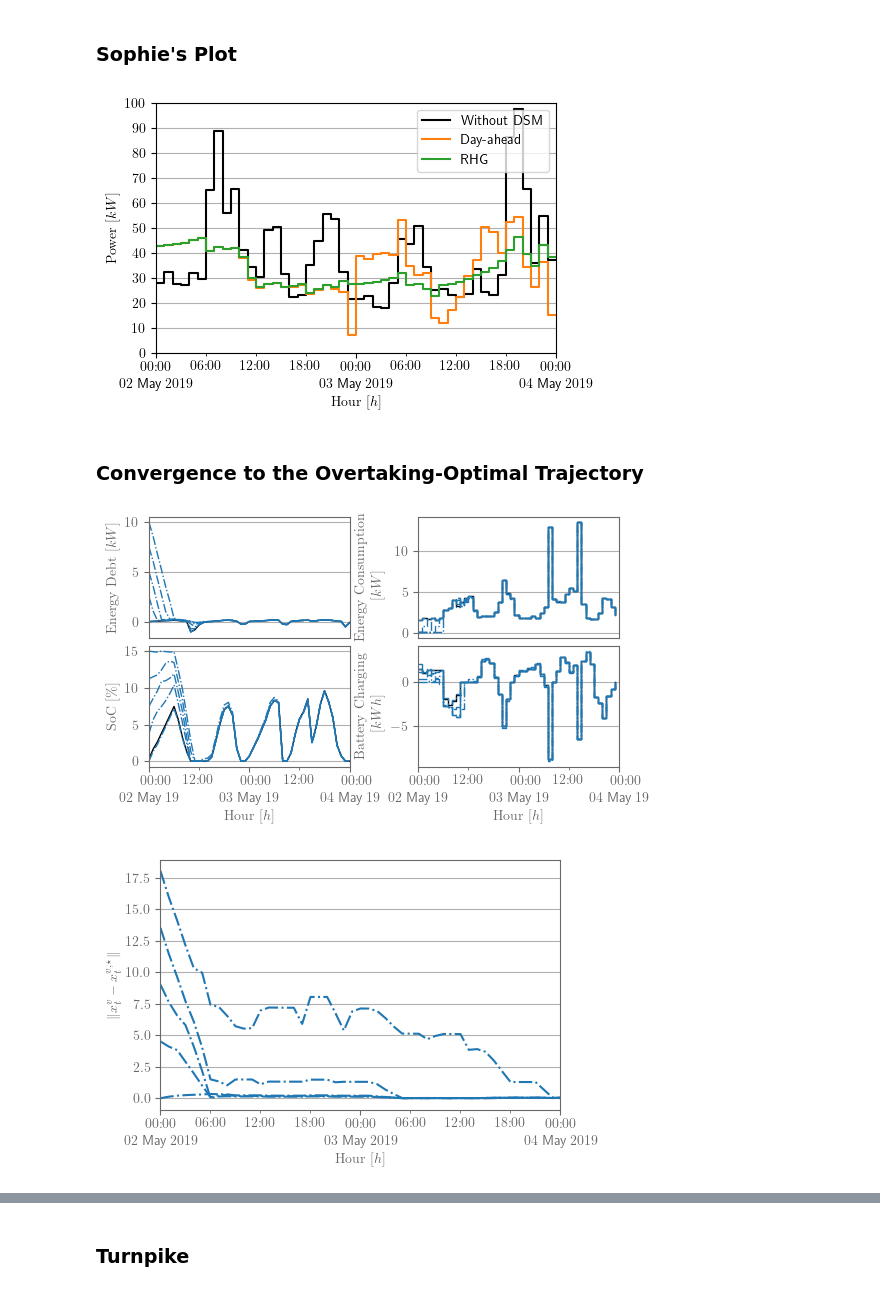
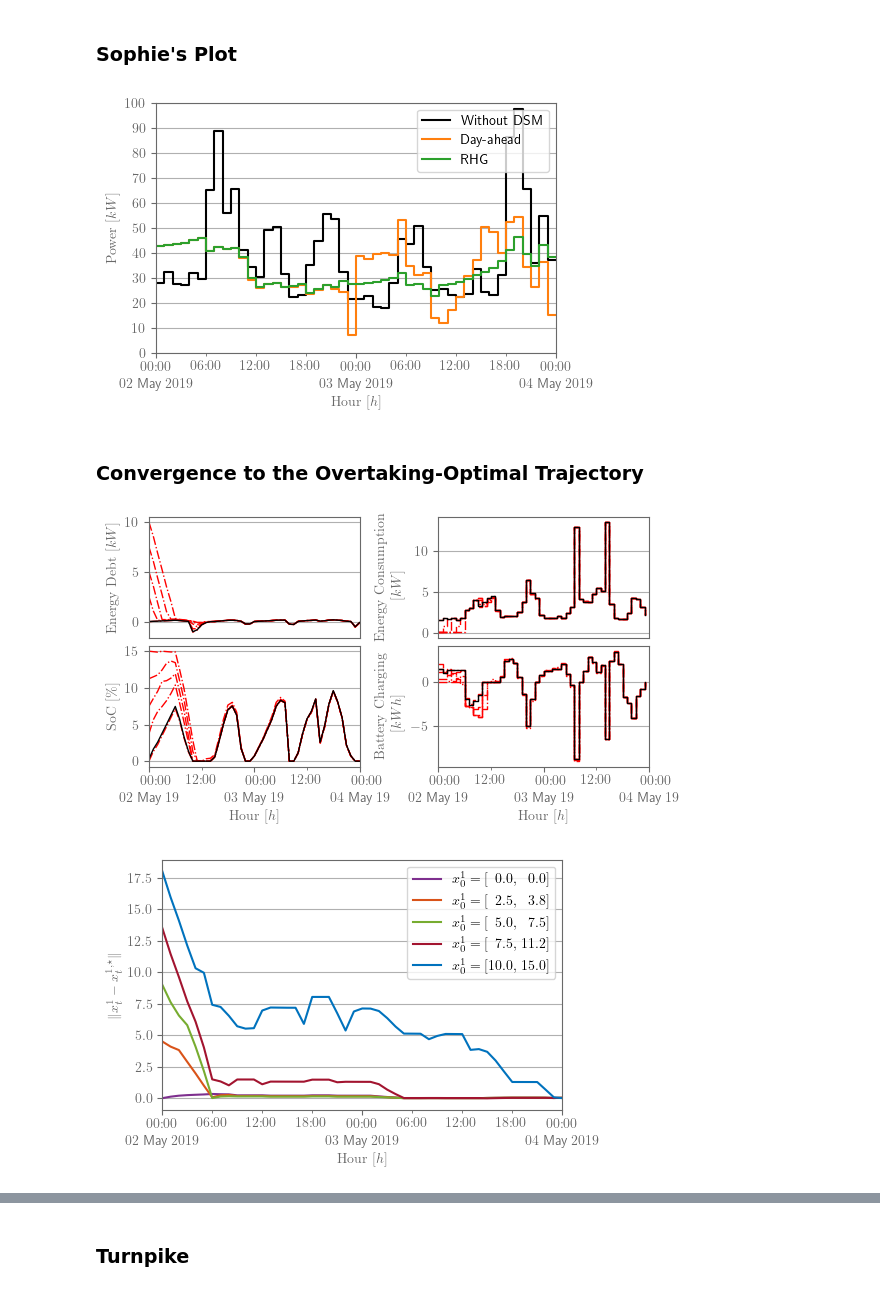
Before and after one commit to Gedlex/time-varying-RHGs, a Jupyter notebook: empc_DSMPC.ipynb, the cells around one changed output, grey strips where cells are left out. Drawn from its saved outputs; the diff is of its cells as text; code cells hidden in the pictures.

```diff
--- a/empc_DSMPC.ipynb
+++ b/empc_DSMPC.ipynb
@@ -252,15 +276,14 @@ clear_output()
 # %%
 # Setup simulation
 num_steps = 48
-x_0 = np.zeros((sys.n,))
-horizon = [6, 9, 12, 18, 24]
+horizon = [6, 9, 12, 18, 24, 36, 48]
 num_horizon = len(horizon)
 
 # Allocate state and input trajectories
 x2 = np.full((num_horizon, num_steps+1, sys.n), np.nan)
 u2 = np.full((num_horizon, num_steps,   sys.m), np.nan)
-x2_ol = np.full((num_horizon, max(horizon)+1, sys.n), np.nan)
-u2_ol = np.full((num_horizon, max(horizon),   sys.m), np.nan)
+x2_ol = np.full((num_horizon, num_steps, max(horizon)+1, sys.n), np.nan)
+u2_ol = np.full((num_horizon, num_steps, max(horizon),   sys.m), np.nan)
 
 # Simulate closed-loop system
 for i, N in enumerate(tqdm(horizon, desc='Horizons', leave=False)):
@@ -272,7 +295,7 @@ for i, N in enumerate(tqdm(horizon, desc='Horizons', leave=False)):
     ctrl2 = EMPC(sys2, params2.ctrl)
 
     # Set initial state
-    x2[i,0,:] = x_0
+    x2[i,0,:] = np.tile(np.array([10, 15]), 10)
 
     # Simulate closed-loop system
     for t in tqdm(range(num_steps),desc='   MPC', leave=False):
@@ -283,9 +306,8 @@ for i, N in enumerate(tqdm(horizon, desc='Horizons', leave=False)):
             break
 
         # Save open-loop trajectory
-        if t == 0:
-            x2_ol[i,:N+1,:] = sol_x.T
-            u2_ol[i,:N,:]   = sol_u.T
+        x2_ol[i,t,:N+1,:] = sol_x.T
+        u2_ol[i,t,:N,:]   = sol_u.T
 
         # Propagate dynamics and save input
         u2[i,t,:]   = sol_u[:,0]
@@ -299,7 +321,13 @@ clear_output()
 # %%
 # Set rcParams
 export = True
+plt.style.use('default') # 'seaborn-v0_8-darkgrid
 plt.rcParams['text.usetex'] = True
+plt.rcParams['xtick.color'] = 'dimgray'
+plt.rcParams['ytick.color'] = 'dimgray'
+plt.rcParams['axes.edgecolor'] = 'dimgray'
+plt.rcParams['axes.labelcolor'] = 'dimgray'
+plt.rcParams['lines.linewidth'] = 1.5
 
 # Create time vector
 dates = [params.ctrl.start_date + pd.Timedelta(hours = h) for h in range(num_steps+1)]
@@ -354,7 +382,7 @@ if export:
     fig = adjust_margins(fig, width=4, height=2.5, wspace=1.1)
     fig.savefig("figures/figure_hall.pdf")
 # %% [output]
-[figure, old version]
+[figure, new version]
 # %% [markdown]
 ### Convergence to the Overtaking-Optimal Trajectory
 # %%
@@ -375,19 +403,19 @@ dates = [params.ctrl.start_date + pd.Timedelta(hours = h) for h in range(num_ste
 # Create figure
 fig, axs = plt.subplots(2, 2, figsize=(12, 4), layout='constrained')
 
+# Plot trajectories without terminal constraints
+for i in range(num_traj):
+    axs[0][0].plot(dates, x[i,:,agent*2], color='red', linestyle='-.')
+    axs[1][0].plot(dates, x[i,:,agent*2+1], color='red', linestyle='-.')
+    axs[0][1].plot(dates[:-1], u[i,:,agent*2], color='red', linestyle='-.', drawstyle='steps-post')
+    axs[1][1].plot(dates[:-1], u[i,:,agent*2+1], color='red', linestyle='-.', drawstyle='steps-post')
+
 # Plot approximate overtaking-optimal trajectories
 for i in [2]:
     axs[0][0].plot(dates, x_inf[i*T:i*T+num_steps+1,agent*2], color='black', linestyle='-')
     axs[1][0].plot(dates, x_inf[i*T:i*T+num_steps+1,agent*2+1], color='black', linestyle='-')
     axs[0][1].plot(dates[:-1], u_inf[i*T:i*T+num_steps,agent*2], color='black', linestyle='-', drawstyle='steps-post')
     axs[1][1].plot(dates[:-1], u_inf[i*T:i*T+num_steps,agent*2+1], color='black', linestyle='-', drawstyle='steps-post')
-
-# Plot trajectories without terminal constraints
-for i in range(num_traj):
-    axs[0][0].plot(dates, x[i,:,agent*2], color='tab:blue', linestyle='-.')
-    axs[1][0].plot(dates, x[i,:,agent*2+1], color='tab:blue', linestyle='-.')
-    axs[0][1].plot(dates[:-1], u[i,:,agent*2], color='tab:blue', linestyle='-.', drawstyle='steps-post')
-    axs[1][1].plot(dates[:-1], u[i,:,agent*2+1], color='tab:blue', linestyle='-.', drawstyle='steps-post')
 
 # Add labels
 axs[0][0].xaxis.set_visible(False)
@@ -395,35 +423,35 @@ axs[0][1].xaxis.set_visible(False)
 axs[0][0].set_ylabel(r'\rmfamily{Energy Debt} $[kW]$')
 axs[1][0].set_ylabel(r'\rmfamily{SoC} $[\%]$')
 axs[0][1].set_ylabel(r'\rmfamily{Energy Consumption}\par$\quad\qquad[kW]$')
 axs[1][1].set_ylabel(r'\rmfamily{Battery Charging}\par$\quad\quad[kWh]$')
 axs[1][0].set_xlabel(r'\rmfamily{Hour} $[h]$')
 axs[1][1].set_xlabel(r'\rmfamily{Hour} $[h]$')
 
 # Set major and minor ticks
 plt.rcParams['timezone'] = dates[0].tz.zone
 for ax in axs[1]:
     ax.xaxis.set_major_locator(mdates.DayLocator(interval=1))
     ax.xaxis.set_minor_locator(mdates.HourLocator(byhour=[12])) # [6, 12, 18]
     ax.xaxis.set_major_formatter(mdates.DateFormatter(r'%H:%M\\%d %b %y'))
     ax.xaxis.set_minor_formatter(mdates.DateFormatter(r'%H:%M'))
 
 for i, ax in enumerate(axs.flatten()):
     # Set axis limits
     ax.set_xlim([dates[0], dates[-1]])
 
     # Set grid
     ax.yaxis.grid(True)
     ax.xaxis.grid(False)
 
 # Align labels
 fig.align_labels()
 
 # Export figure
 if export:
-    fig = adjust_margins(fig, width=4.7, height=2.5, wspace=1.1)
+    fig = adjust_margins(fig, width=5, height=2.5, wspace=1.2)
     fig.savefig(f"figures/figure_asymptotic_convergence_agent_{agent+1}.pdf")
 # %% [output]
-[figure, old version]
+[figure, new version]
 # %%
 # Set rcParams
 export = True
@@ -444,16 +472,20 @@ for i in range(num_traj):
     for agent in range(params.M):
         diff_x[i,:,agent] = np.linalg.norm(x[i,:,2*agent:2*(agent+1)] - x_inf[2*T:2*T+num_steps+1,2*agent:2*(agent+1)], axis=1)
 
+# Create colormap
+colors = lambda i: ["#0072BD", "#A2142F", "#77AC30", "#D95319", "#7E2F8E", "#4DBEEE", "#EDB120"][i % 7]
+
 # Create figure
 agent = 0
 fig, axs = plt.subplots(1, 1, figsize=(12, 4), layout='constrained')
 
 # Plot trajectories without terminal constraints
 for i in range(num_traj):
-    axs.plot(dates, diff_x[i,:,agent], color='tab:blue', linestyle='-.')
+    label_name = np.array2string(x_0[i][0:2], separator=',\,', formatter={'float_kind':lambda x: f"{x:4.1f}".replace(' ', r'\phantom{0}')})
+    axs.plot(dates, diff_x[i,:,agent], color=colors(num_traj-i-1), linestyle='-', label=f'$x_0^{agent+1} = {label_name}$')
 
 # Add labels
-axs.set_ylabel(r'$\|x_t^v - x_t^{v,\star}\|$')
+axs.set_ylabel(r'$\|x_t^' + str(agent+1) +' - x_t^{' + str(agent+1) +',\star}\|$')
 axs.set_xlabel(r'\rmfamily{Hour} $[h]$')
 
 # Set major and minor ticks
@@ -474,12 +506,15 @@ axs.xaxis.grid(False)
 # Align labels
 fig.align_labels()
 
+# Plot legend
+axs.legend(loc='best')
+
 # Export figure
 if export:
     fig = adjust_margins(fig, width=4, height=2.5, wspace=1.1)
     fig.savefig(f"figures/figure_asymptotic_convergence_L2norm_agent_{agent+1}.pdf")
 # %% [output]
-[figure, old version]
+[figure, new version]
 # %%
 # Set rcParams
 export = True
```
Also changed, not shown: parts of 19 cells of this notebook, 18 other files.
